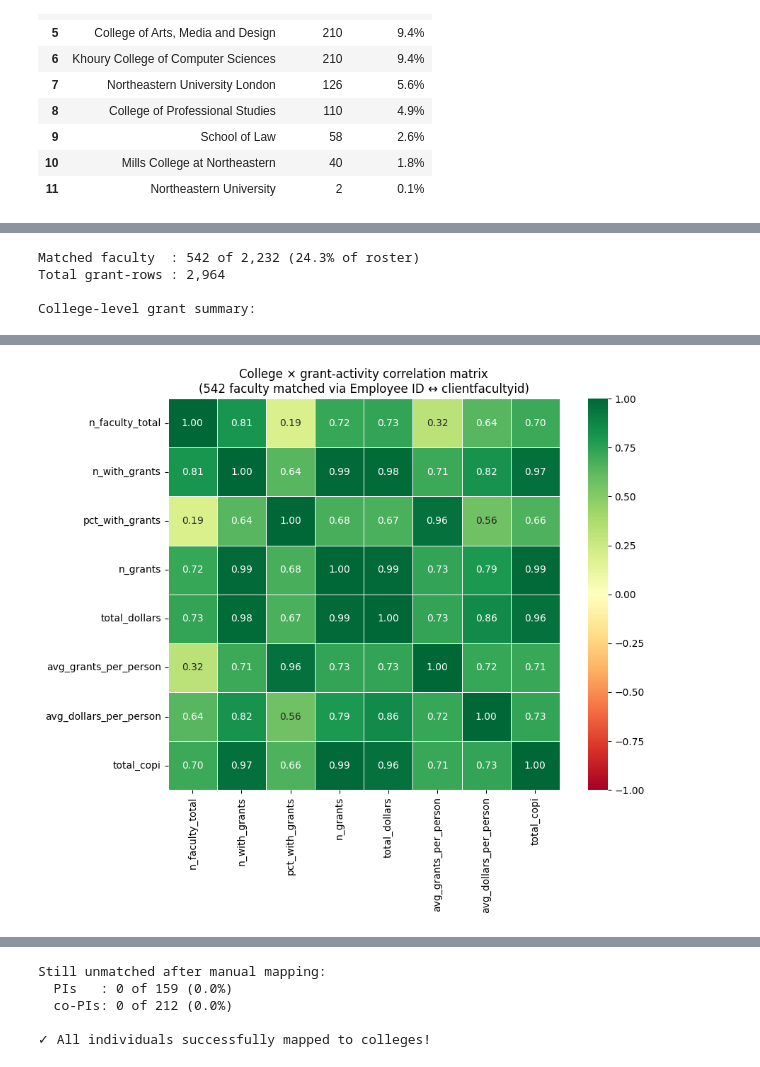
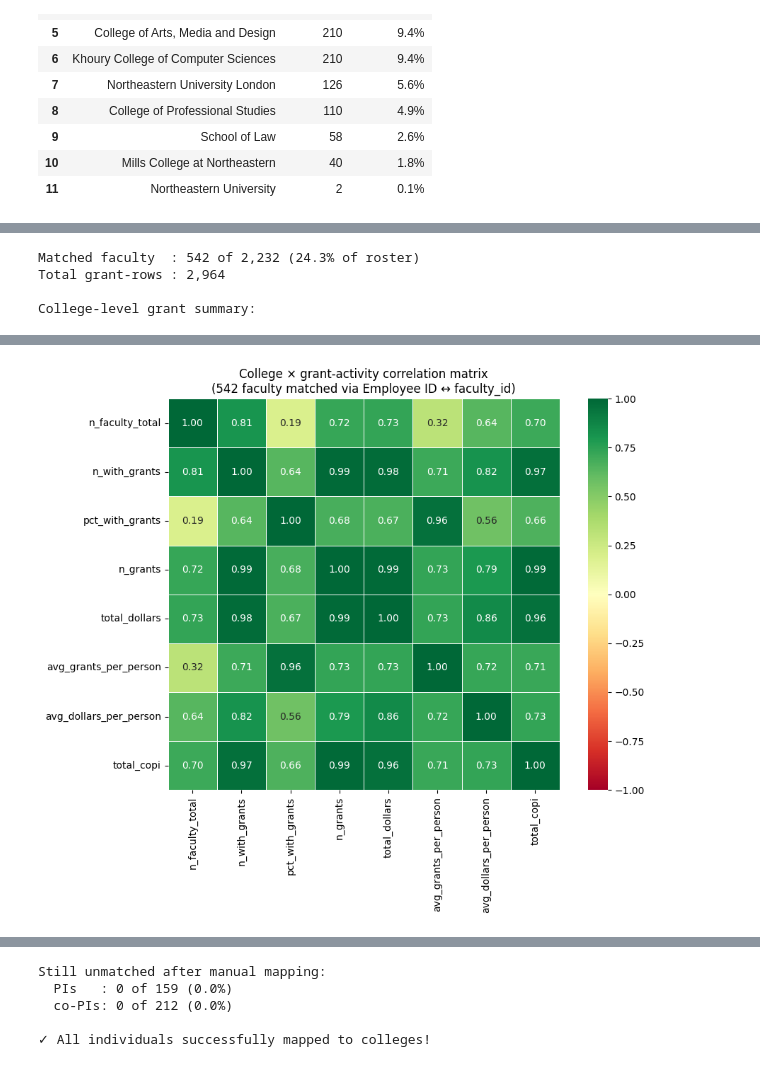
Before and after one commit to ebertini/visualizing-neu, a Jupyter notebook: notebooks/01_schema_overview.ipynb, the cells around one changed output, grey strips where cells are left out. Cells and saved outputs as stored; diff of their text form; code cells hidden in the pictures.

```diff
--- a/notebooks/01_schema_overview.ipynb
+++ b/notebooks/01_schema_overview.ipynb
@@ -130,16 +133,19 @@ top10
 # %% [markdown]
 ## Faculty Distribution
 # %%
-faculty = first_sheet(raw['faculty'])
+# Faculty data already loaded from Parquet in cell 3 as 'faculty'
+# Group by college
 
 by_college = (
     faculty.groupby('Superior_Academic_Unit', as_index=False)
-           .agg(n_faculty=('Employee ID', 'nunique'))
-           .sort_values('n_faculty', ascending=False)
-           .reset_index(drop=True)
+    .agg(n_faculty=('Employee ID', 'nunique'))
+    .sort_values('n_faculty', ascending=False)
+    .reset_index(drop=True)
 )
+
 total = by_college['n_faculty'].sum()
-by_college['pct_of_total'] = (by_college['n_faculty'] / total * 100).round(1).astype(str) + '%'
+by_college['pct_of_total'] = (by_college['n_faculty'] / total * 100).apply(lambda x: f'{x:.1f}%')
+
 print(f'Total faculty: {total:,}  across {len(by_college)} colleges')
 by_college
 # %% [output]
@@ -193,7 +193,5 @@ Total faculty: 2,232  across 35 colleges
 # %%
-# College Breakdown
-faculty = first_sheet(raw['faculty'])
-
+# College Breakdown (by Superior Academic Unit and Track Type)
 # Pivot: Academic Unit × Academic Track Type
 pivot_unit = faculty.pivot_table(
     index='Superior_Academic_Unit',
@@ -232,9 +230,6 @@ pivot_unit
 | Mills College at Northeastern | 11 | 29 | 0 | 0 | 0 | ... |
 | Northeastern University | 1 | 1 | 0 | 0 | 0 | ... |
 # %%
-# Academic Unit Breakdown
-faculty = first_sheet(raw['faculty'])
-
 # Pivot: Academic Unit × Academic Track Type
 pivot_unit = faculty.pivot_table(
     index='Academic Unit',
@@ -281,18 +276,16 @@ with pd.option_context('display.max_rows', None):
 import seaborn as sns
 import matplotlib.pyplot as plt
 
-faculty = first_sheet(raw['faculty'])
-ri      = first_sheet(raw['ri_matches'])
-
-# ── Join: Employee ID ↔ clientfacultyid ──────────────────────────────────────
-ri_dedup = ri.drop_duplicates(subset=['grantid', 'AAUID'])
+# Data already loaded from Parquet in cell 3
+# ── Join: Employee ID ↔ faculty_id ──────────────────────────────────────
+ri_dedup = ri.drop_duplicates(subset=['grantid', 'faculty_id'])
 
 per_person = (
-    ri_dedup.groupby('clientfacultyid', as_index=False)
+    ri_dedup.groupby('faculty_id', as_index=False, observed=True)
             .agg(
                 n_grants           = ('grantid',      'nunique'),
                 total_dollars      = ('totaldollars',  'sum'),
-                n_copi             = ('iscopi',        'sum'),
+                n_copi             = ('is_copi',        'sum'),
                 n_agencies         = ('agencyname',   'nunique'),
                 year_span          = ('startdateyear', lambda x: int(x.max() - x.min() + 1) if x.notna().any() else 0),
             )
@@ -301,7 +294,7 @@ per_person = (
 merged = faculty.merge(
     per_person,
     left_on='Employee ID',
-    right_on='clientfacultyid',
+    right_on='faculty_id',
     how='inner',
 )
 
@@ -313,13 +306,13 @@ print(f"Total grant-rows : {int(n_grants):,}\n")
 
 # ── College-level grant summary ───────────────────────────────────────────────
 faculty_counts = (
-    faculty.groupby('Superior_Academic_Unit')['Employee ID']
+    faculty.groupby('Superior_Academic_Unit', observed=True)['Employee ID']
            .nunique()
            .rename('n_faculty_total')
 )
 
 college_stats = (
-    merged.groupby('Superior_Academic_Unit')
+    merged.groupby('Superior_Academic_Unit', observed=True)
           .agg(
               n_with_grants         = ('Employee ID',   'nunique'),
               n_grants              = ('n_grants',      'sum'),
@@ -354,35 +347,35 @@ corr = college_stats[corr_cols].corr()
 
 fig, ax = plt.subplots(figsize=(10, 8))
 sns.heatmap(
     corr, annot=True, fmt='.2f', cmap='RdYlGn',
     vmin=-1, vmax=1, center=0,
     linewidths=0.5, square=True, ax=ax,
 )
 ax.set_title(
     f'College × grant-activity correlation matrix\n'
-    f'({n_matched:,} faculty matched via Employee ID ↔ clientfacultyid)',
+    f'({n_matched:,} faculty matched via Employee ID ↔ faculty_id)',
     fontsize=12,
 )
 plt.tight_layout()
 plt.show()
 # %% [output]
 Matched faculty  : 542 of 2,232 (24.3% of roster)
 Total grant-rows : 2,964
 
 College-level grant summary:
 |  | n_faculty_total | n_with_grants | pct_with_grants | n_grants | total_dollars | ... |
 | Superior_Academic_Unit |  |  |  |  |  | ... |
 | College of Engineering | 356 | 172 | 48.3 | 1148 | 955332019 | ... |
 | College of Science | 332 | 142 | 42.8 | 868 | 683530322 | ... |
 | Khoury College of Computer Sciences | 210 | 68 | 32.4 | 420 | 329848931 | ... |
 | Bouvé College of Health Sciences | 269 | 66 | 24.5 | 292 | 391758688 | ... |
 | College of Social Sciences and Hu... | 304 | 50 | 16.4 | 142 | 91106859 | ... |
 | College of Arts, Media and Design | 210 | 24 | 11.4 | 61 | 40331454 | ... |
 | School of Law | 58 | 7 | 12.1 | 12 | 9317837 | ... |
 | D'Amore-McKim School of Business | 215 | 9 | 4.2 | 11 | 4600125 | ... |
 | Northeastern University | 2 | 1 | 50.0 | 6 | 1190045 | ... |
 | College of Professional Studies | 110 | 3 | 2.7 | 4 | 5037652 | ... |
-[figure, old version]
+[figure, new version]
 # %%
 import seaborn as sns
 import matplotlib.pyplot as plt
```
Also changed, not shown: parts of 24 cells of this notebook, 5 other files.
